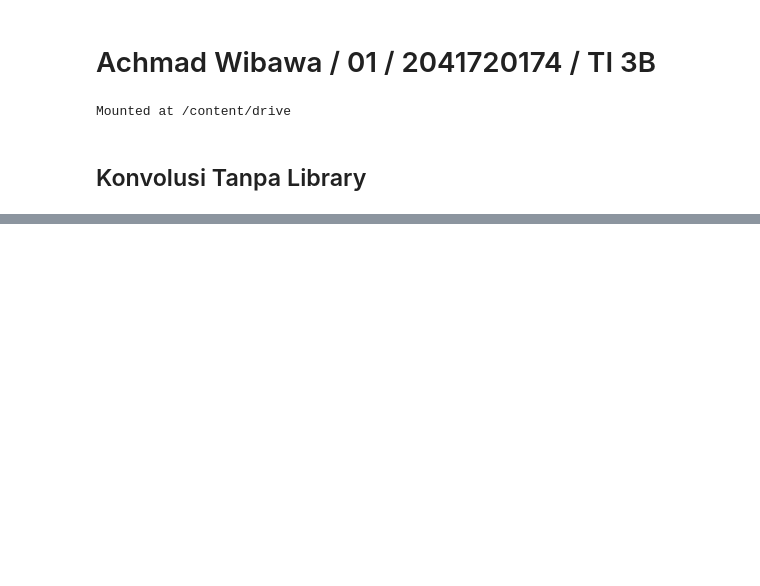
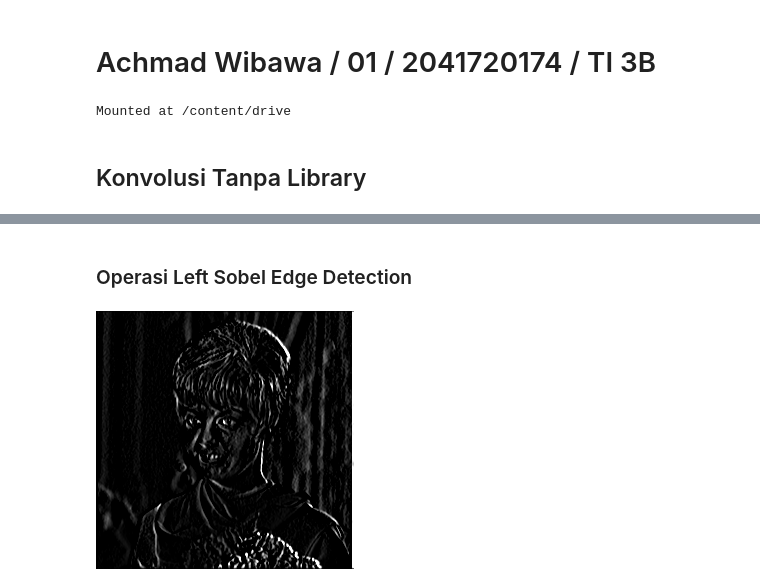
Before and after one commit to AchmadWibawa/PCVK, a Jupyter notebook: Week7.ipynb, the cells around one changed output, grey strips where cells are left out. Saved outputs shown, nothing was run; the diff lists cells and outputs as text; code cells hidden in the pictures; blank space fills up the shorter version.

```diff
--- a/Week7.ipynb
+++ b/Week7.ipynb
@@ -19,0 +64,11 @@ from PIL import Image as im
+# %% [markdown]
+### Operasi Left Sobel Edge Detection
+# %%
+# Image Left Sobel Edge Detection
+kernel_sobel = np.array([[1,0,-1],
+                          [2,0,-2],
+                          [1,0,-1]])
+
+cv2_imshow(convolution2d(img_gray,kernel_sobel,1,2))
+# %% [output]
+[figure, added]
```
Also changed, not shown: parts of 15 cells of this notebook.
